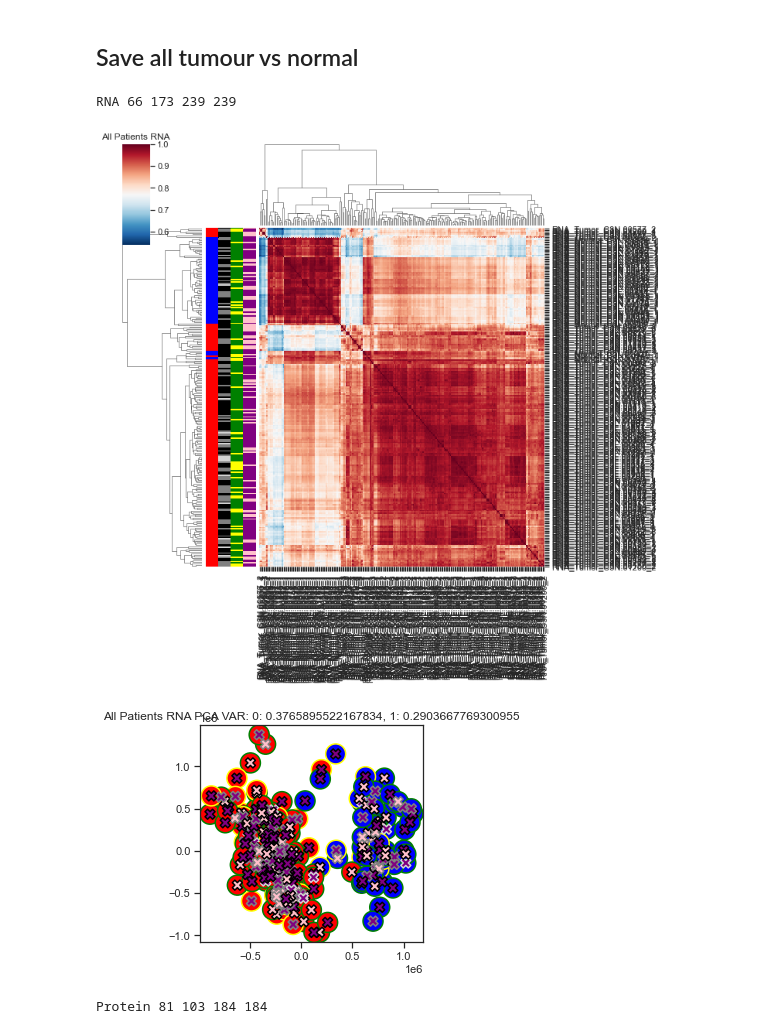
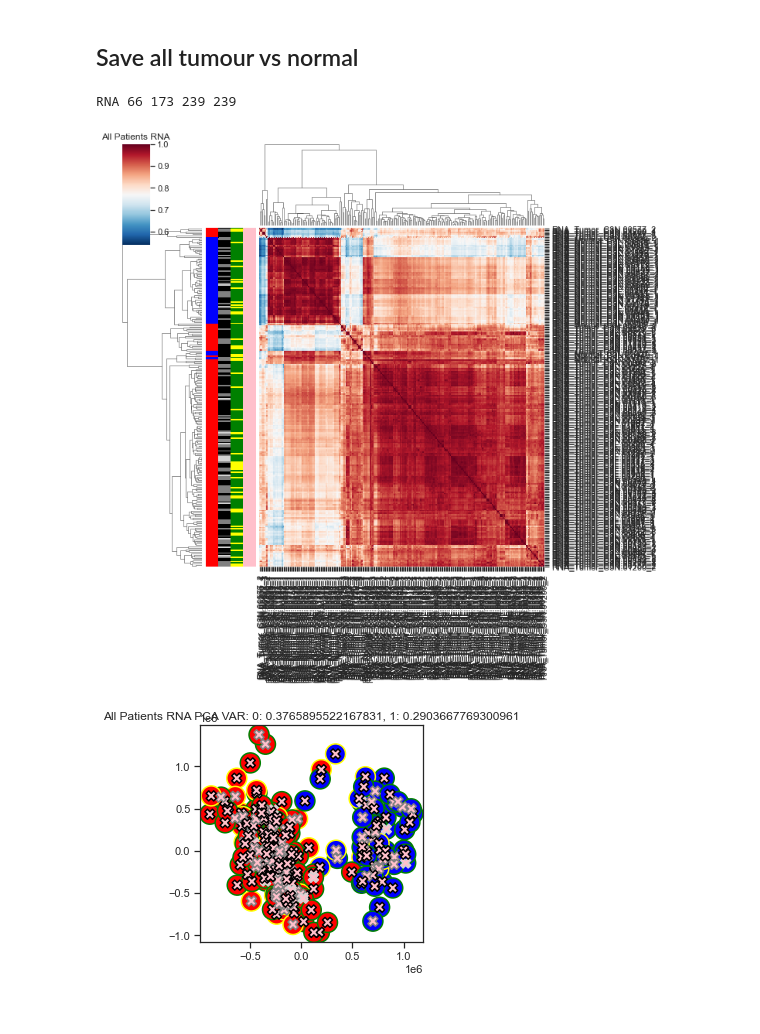
Before and after one commit to ArianeMora/SiRCle_multiomics_integration, a Jupyter notebook: manuscript_reproducibility/N08_DatasetGeneration.ipynb, the cells around one changed output. Cells and saved outputs as stored; diff of their text form; code cells hidden in the pictures.

```diff
--- a/manuscript_reproducibility/N08_DatasetGeneration.ipynb
+++ b/manuscript_reproducibility/N08_DatasetGeneration.ipynb
@@ -7,10 +7,13 @@ from sciutil import SciUtil
 import pandas as pd
 import os
 
-base_dir = '../data/S050_CCRCC_Clark_Cell2019/'
-fig_dir = '../figures/data_qc/'
-output_dir = f'{base_dir}sircle/'
-supp_dir =  f'{base_dir}supps/'
+base_dir = '../data/'
+data_dir = f'{base_dir}raw_downloads/CPTAC/'
+output_dir = f'{base_dir}sircle/F1_DE_input_TvN/'
+fig_dir = '../figures/'
+supp_dir = f'{base_dir}raw_downloads/supps/'
+gene_name = 'hgnc_symbol'
+save_fig = False
 
 u = SciUtil()
 # %% [markdown]
@@ -279,17 +128,14 @@ def do_plts(df, sample_df, title, fig_dir, value="CPT"):
         else:
             row_colors_t[2].append('yellow')
         row_colors_t[3].append('pink')
-#         if cimps[i] == 1:
-#             row_colors_t[3].append('pink')
-#         else:
-#             row_colors_t[3].append('purple')
 
     sns.clustermap(corr,
                     xticklabels=sample_df['FullLabel'].values,
                     yticklabels=sample_df['FullLabel'].values, cmap='RdBu_r', row_cluster=True,
                     col_cluster=True, row_colors=row_colors_t)
     plt.title(title)
-    plt.savefig(os.path.join(fig_dir, f'Heatmap_{title}.svg'))
+    if save_fig:
+        plt.savefig(os.path.join(fig_dir, f'Heatmap_{title}.svg'))
     plt.show()
 
     vals = df[cases].values.T
@@ -308,7 +154,8 @@ def do_plts(df, sample_df, title, fig_dir, value="CPT"):
     plt.scatter(pca_values[:, 0], pca_values[:, 1], c=row_colors_t[3], s=100, marker="X", edgecolors=row_colors_t[1], linewidths=1.5)
 
     plt.title(f'{title} PCA VAR: 0: {var_ratio[0]}, 1: {var_ratio[1]}')
-    plt.savefig(os.path.join(fig_dir, f'PCA_{title}.svg'))
+    if save_fig:
+        plt.savefig(os.path.join(fig_dir, f'PCA_{title}.svg'))
 
     # Now we want to fit everything except the gene IDs
     plt.show()
@@ -319,34 +166,19 @@ def do_plts(df, sample_df, title, fig_dir, value="CPT"):
 # %%
 test_title = 'all_patients_ccRCC'
 
 # RNA
 meta_cols = [c for c in rna_df.columns if 'RNA' not in c and 'Unnamed' not in c]
 normal_cases = [c.split('_')[2] for c in rna_df.columns if 'Normal' in c]
 tumour_cases = [c.split('_')[2] for c in rna_df.columns if 'Tumor' in c]
 cases_matched = [c for c in tumour_cases] + [c for c in normal_cases] #[c for c in tumour_cases if c in normal_cases]
 case_cols = [c for c in rna_df.columns if 'RNA' in c and c.split('_')[2] in cases_matched]
 print("RNA", len(normal_cases), len(tumour_cases), len(cases_matched), len(case_cols))
 sub_sample_df = rna_sample_df[rna_sample_df['FullLabel'].isin(case_cols)]
 data_df = rna_df[meta_cols + list(rna_sample_df['FullLabel'].values)]
-#sub_sample_df.to_csv(os.path.join(output_dir, f'all_patients/rna_sample_data_{test_title}_sircle.csv'))
-#data_df.to_csv(os.path.join(output_dir, f'all_patients/rna_data_{test_title}_sircle.csv'), index=False)
+sub_sample_df.to_csv(os.path.join(output_dir, f'rna_sample_data_{test_title}_sircle.csv'))
+data_df.to_csv(os.path.join(output_dir, f'rna_data_{test_title}_sircle.csv'), index=False)
 do_plts(data_df, sub_sample_df, 'All Patients RNA', fig_dir, value="RNA")
-
-# Protein
-meta_cols = [c for c in prot_df.columns if 'Protein' not in c]
-case_cols = [c for c in prot_df.columns if 'Protein' in c]
-normal_cases = [c.split('_')[2] for c in prot_df.columns if 'Normal' in c]
-tumour_cases = [c.split('_')[2] for c in prot_df.columns if 'Tumor' in c]
-cases_matched = [c for c in tumour_cases] + [c for c in normal_cases] #[c for c in tumour_cases if c in normal_cases]
-case_cols = [c for c in prot_df.columns if 'Protein' in c and c.split('_')[2] in cases_matched]
-print("Protein", len(normal_cases), len(tumour_cases), len(cases_matched), len(case_cols))
-sub_sample_df = prot_sample_df[prot_sample_df['FullLabel'].isin(case_cols)]
-data_df = prot_df[meta_cols + list(prot_sample_df['FullLabel'].values)]
-#sub_sample_df.to_csv(os.path.join(output_dir, f'all_patients/prot_sample_data_{test_title}_sircle.csv'))
-#data_df.to_csv(os.path.join(output_dir, f'all_patients/prot_data_{test_title}_sircle.csv'), index=False)
-do_plts(data_df, sub_sample_df, 'All Patients Protein', fig_dir, value="Protein")
 # %% [output]
 RNA 66 173 239 239
-[figure, old version]
+[figure, new version]
-[figure, old version]
+[figure, new version]
-Protein 81 103 184 184
```
Also changed, not shown: parts of 28 cells of this notebook, 7 other files.
